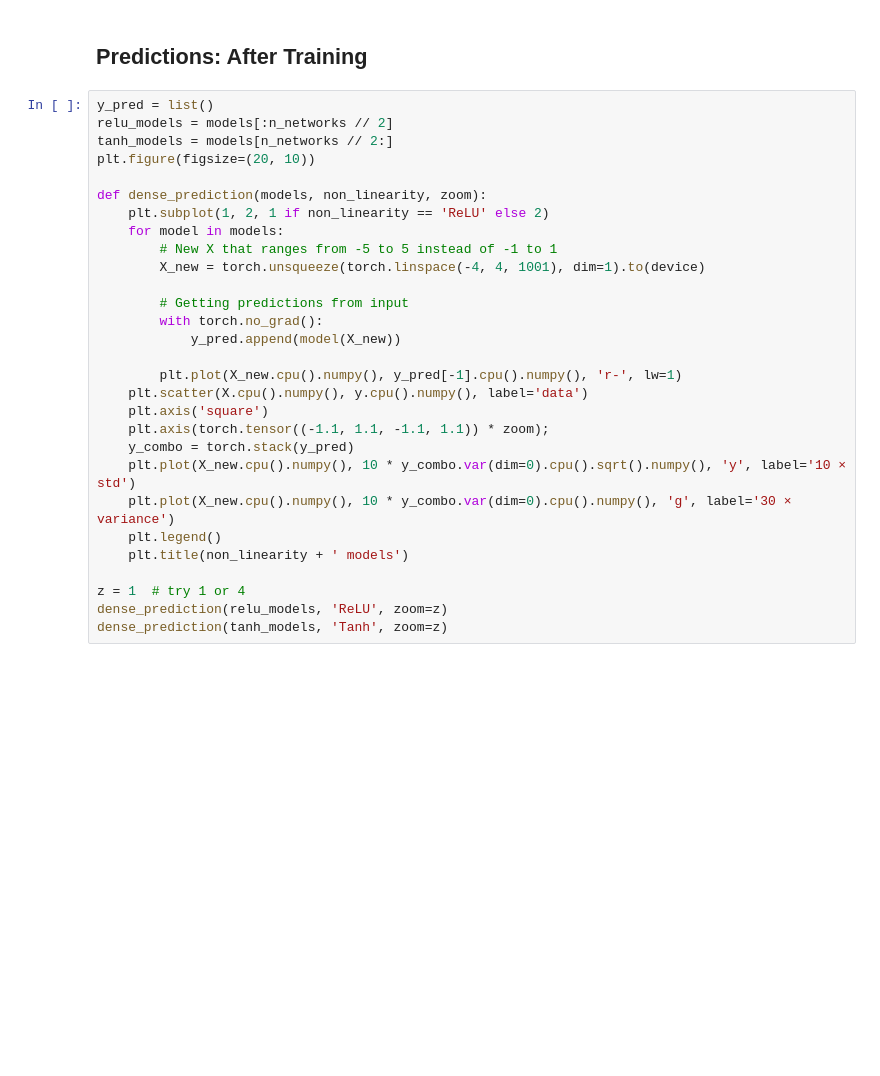
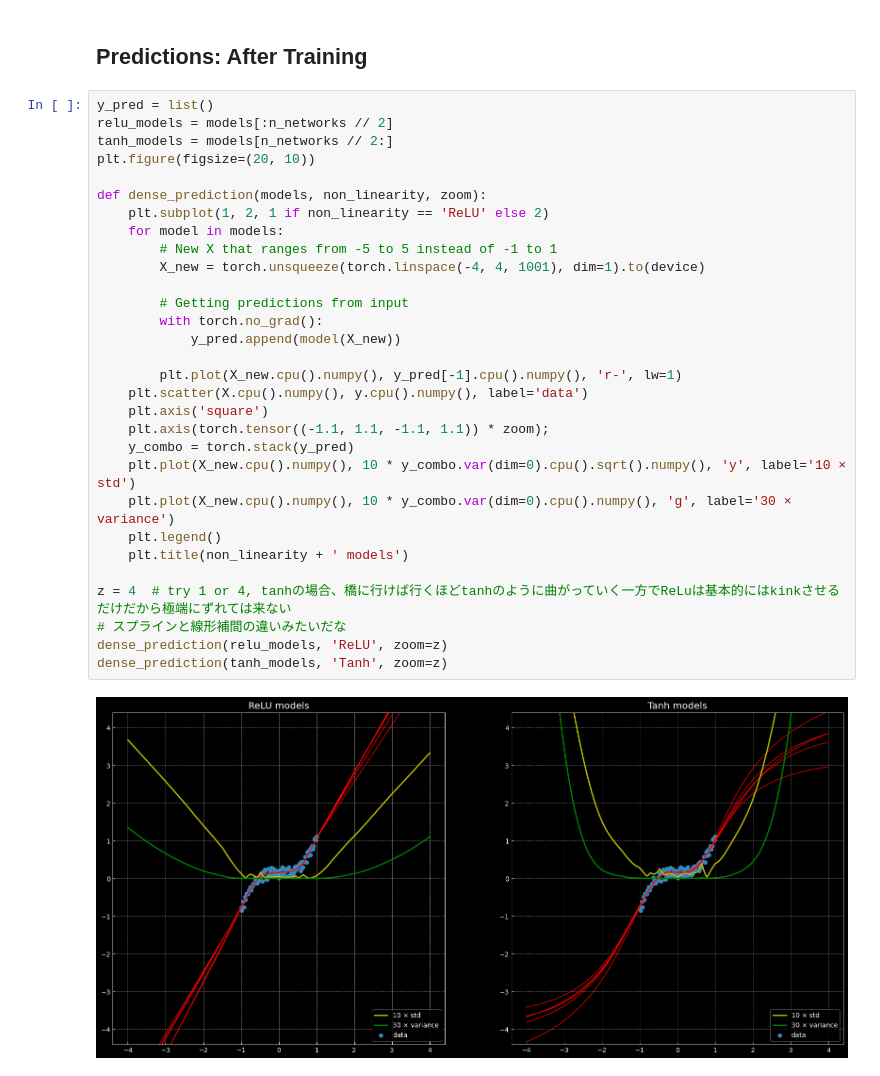
Before and after one commit to Atcold/NYU-DLSP20, a Jupyter notebook: 05-regression.ipynb, the cells around one changed output. Drawn from its saved outputs; the diff is of its cells as text; blank space fills up the shorter version.

```diff
--- a/05-regression.ipynb
+++ b/05-regression.ipynb
@@ -163,29 +193,32 @@ plt.legend()
 # %%
 y_pred = list()
 relu_models = models[:n_networks // 2]
 tanh_models = models[n_networks // 2:]
 plt.figure(figsize=(20, 10))
 
 def dense_prediction(models, non_linearity, zoom):
     plt.subplot(1, 2, 1 if non_linearity == 'ReLU' else 2)
     for model in models:
         # New X that ranges from -5 to 5 instead of -1 to 1
         X_new = torch.unsqueeze(torch.linspace(-4, 4, 1001), dim=1).to(device)
 
         # Getting predictions from input
         with torch.no_grad():
             y_pred.append(model(X_new))
 
         plt.plot(X_new.cpu().numpy(), y_pred[-1].cpu().numpy(), 'r-', lw=1)
     plt.scatter(X.cpu().numpy(), y.cpu().numpy(), label='data')
     plt.axis('square')
     plt.axis(torch.tensor((-1.1, 1.1, -1.1, 1.1)) * zoom);
     y_combo = torch.stack(y_pred)
     plt.plot(X_new.cpu().numpy(), 10 * y_combo.var(dim=0).cpu().sqrt().numpy(), 'y', label='10 × std')
     plt.plot(X_new.cpu().numpy(), 10 * y_combo.var(dim=0).cpu().numpy(), 'g', label='30 × variance')
     plt.legend()
     plt.title(non_linearity + ' models')
 
-z = 1  # try 1 or 4
+z = 4  # try 1 or 4, tanhの場合、橋に行けば行くほどtanhのように曲がっていく一方でReLuは基本的にはkinkさせるだけだから極端にずれては来ない
+# スプラインと線形補間の違いみたいだな
 dense_prediction(relu_models, 'ReLU', zoom=z)
 dense_prediction(tanh_models, 'Tanh', zoom=z)
+# %% [output]
+[figure, added]
```
Also changed, not shown: parts of 8 cells of this notebook, 2 other files.
